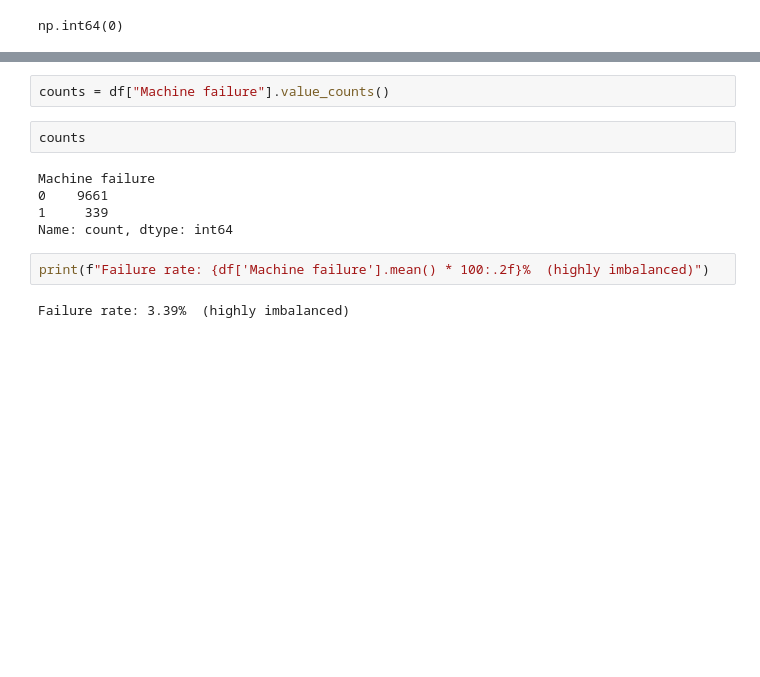
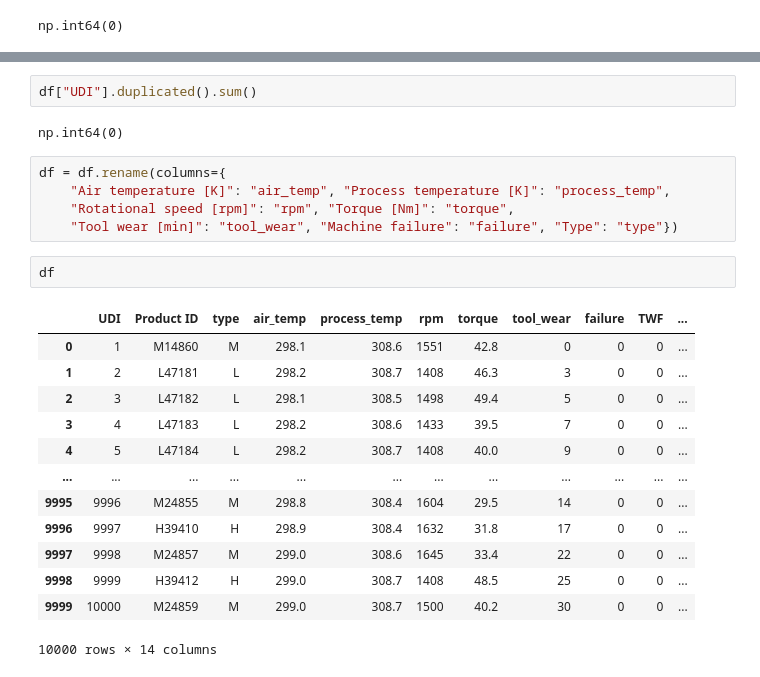
Before and after one commit to Ashwinvinod7/machine-failure-risk-detection, a Jupyter notebook: machine_failure_detection.ipynb, the cells around one changed output, grey strips where cells are left out. Drawn from its saved outputs; the diff is of its cells as text; blank space fills up the shorter version.

```diff
--- a/machine_failure_detection.ipynb
+++ b/machine_failure_detection.ipynb
@@ -121,13 +125,25 @@ np.int64(0)
-# %%
-counts = df["Machine failure"].value_counts()
-# %%
-counts
-# %% [output]
-Machine failure
-0    9661
-1     339
-Name: count, dtype: int64
-# %%
-print(f"Failure rate: {df['Machine failure'].mean() * 100:.2f}%  (highly imbalanced)")
-# %% [output]
-Failure rate: 3.39%  (highly imbalanced)
+# %%
+df["UDI"].duplicated().sum()
+# %% [output]
+np.int64(0)
+# %%
+df = df.rename(columns={
+    "Air temperature [K]": "air_temp", "Process temperature [K]": "process_temp",
+    "Rotational speed [rpm]": "rpm", "Torque [Nm]": "torque",
+    "Tool wear [min]": "tool_wear", "Machine failure": "failure", "Type": "type"})
+# %%
+df
+# %% [output]
+|  | UDI | Product ID | type | air_temp | process_temp | rpm | torque | tool_wear | failure | TWF | ... |
+| 0 | 1 | M14860 | M | 298.1 | 308.6 | 1551 | 42.8 | 0 | 0 | 0 | ... |
+| 1 | 2 | L47181 | L | 298.2 | 308.7 | 1408 | 46.3 | 3 | 0 | 0 | ... |
+| 2 | 3 | L47182 | L | 298.1 | 308.5 | 1498 | 49.4 | 5 | 0 | 0 | ... |
+| 3 | 4 | L47183 | L | 298.2 | 308.6 | 1433 | 39.5 | 7 | 0 | 0 | ... |
+| 4 | 5 | L47184 | L | 298.2 | 308.7 | 1408 | 40.0 | 9 | 0 | 0 | ... |
+| ... | ... | ... | ... | ... | ... | ... | ... | ... | ... | ... | ... |
+| 9995 | 9996 | M24855 | M | 298.8 | 308.4 | 1604 | 29.5 | 14 | 0 | 0 | ... |
+| 9996 | 9997 | H39410 | H | 298.9 | 308.4 | 1632 | 31.8 | 17 | 0 | 0 | ... |
+| 9997 | 9998 | M24857 | M | 299.0 | 308.6 | 1645 | 33.4 | 22 | 0 | 0 | ... |
+| 9998 | 9999 | H39412 | H | 299.0 | 308.7 | 1408 | 48.5 | 25 | 0 | 0 | ... |
+| 9999 | 10000 | M24859 | M | 299.0 | 308.7 | 1500 | 40.2 | 30 | 0 | 0 | ... |
+10000 rows × 14 columns
```
Also changed, not shown: parts of 14 cells of this notebook.
